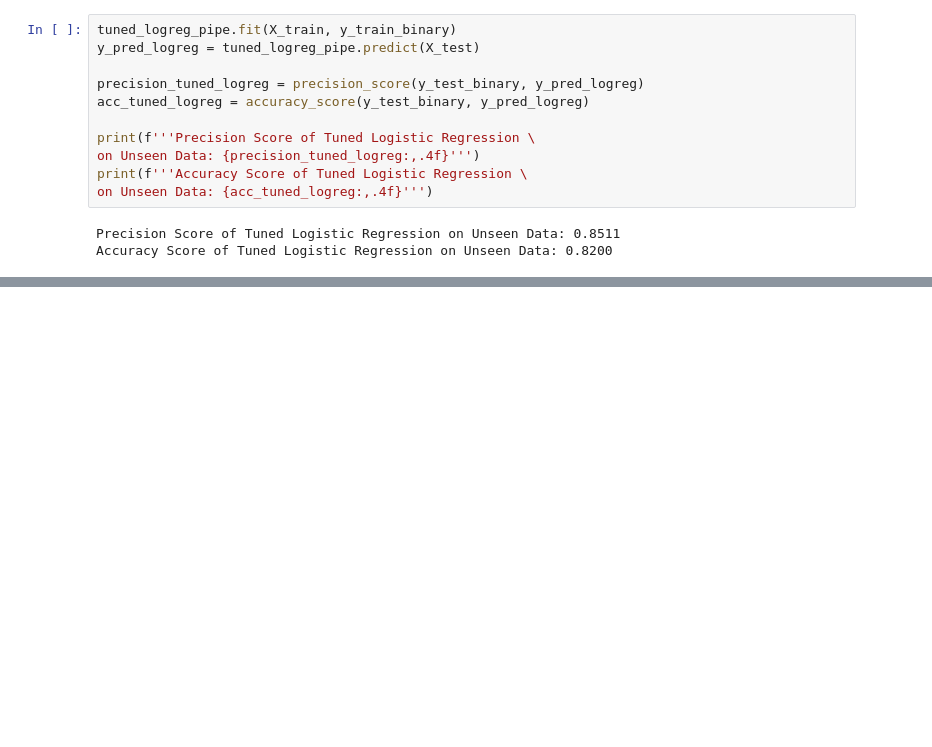
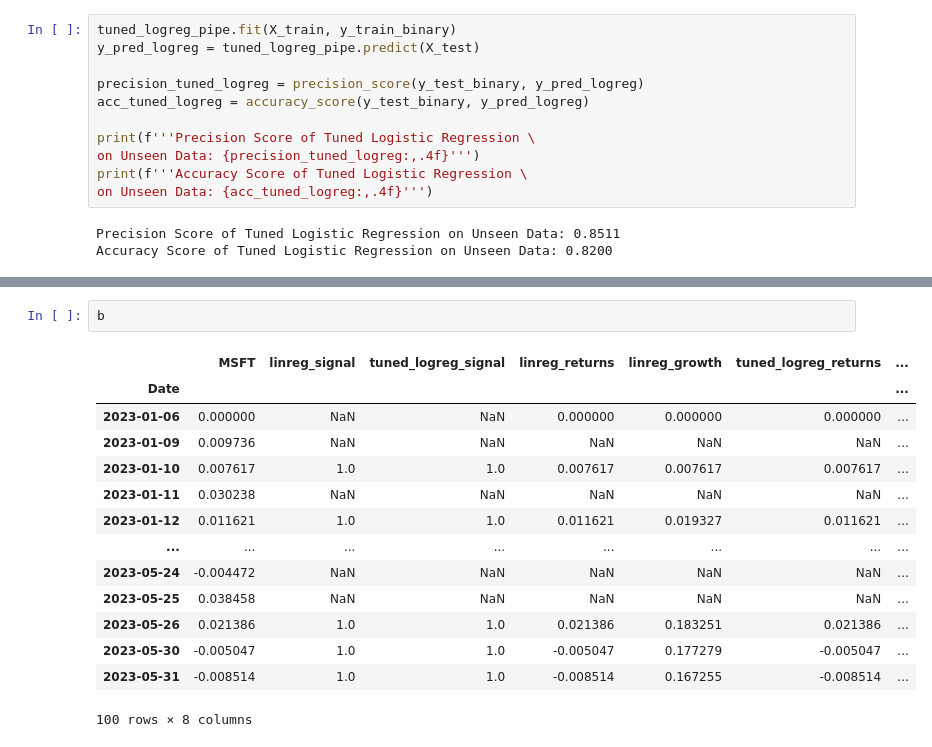
Before and after one commit to aungsias/Forays, a Jupyter notebook: Self/1. The Convergence of Models - Continuous and Binary Predictions in Stock Trading/index.ipynb, the cells around one changed output, grey strips where cells are left out. Saved outputs shown, nothing was run; the diff lists cells and outputs as text; blank space fills up the shorter version.

```diff
--- a/Self/1. The Convergence of Models - Continuous and Binary Predictions in Stock Trading/index.ipynb
+++ b/Self/1. The Convergence of Models - Continuous and Binary Predictions in Stock Trading/index.ipynb
@@ -544,0 +547,17 @@ backtest
+# %%
+b
+# %% [output]
+|  | MSFT | linreg_signal | tuned_logreg_signal | linreg_returns | linreg_growth | tuned_logreg_returns | ... |
+| Date |  |  |  |  |  |  | ... |
+| 2023-01-06 | 0.000000 | NaN | NaN | 0.000000 | 0.000000 | 0.000000 | ... |
+| 2023-01-09 | 0.009736 | NaN | NaN | NaN | NaN | NaN | ... |
+| 2023-01-10 | 0.007617 | 1.0 | 1.0 | 0.007617 | 0.007617 | 0.007617 | ... |
+| 2023-01-11 | 0.030238 | NaN | NaN | NaN | NaN | NaN | ... |
+| 2023-01-12 | 0.011621 | 1.0 | 1.0 | 0.011621 | 0.019327 | 0.011621 | ... |
+| ... | ... | ... | ... | ... | ... | ... | ... |
+| 2023-05-24 | -0.004472 | NaN | NaN | NaN | NaN | NaN | ... |
+| 2023-05-25 | 0.038458 | NaN | NaN | NaN | NaN | NaN | ... |
+| 2023-05-26 | 0.021386 | 1.0 | 1.0 | 0.021386 | 0.183251 | 0.021386 | ... |
+| 2023-05-30 | -0.005047 | 1.0 | 1.0 | -0.005047 | 0.177279 | -0.005047 | ... |
+| 2023-05-31 | -0.008514 | 1.0 | 1.0 | -0.008514 | 0.167255 | -0.008514 | ... |
+100 rows × 8 columns
```
Also changed, not shown: parts of 4 cells of this notebook, 3 other files.
